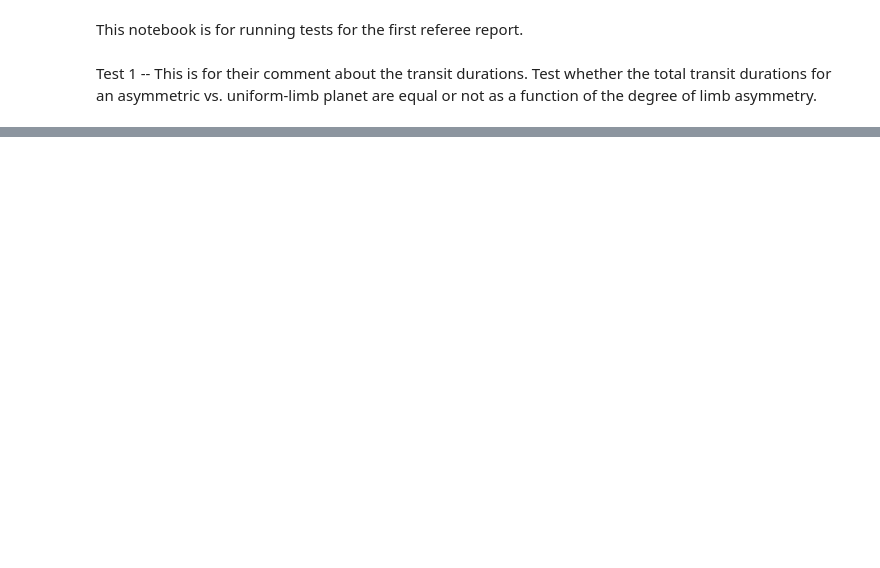
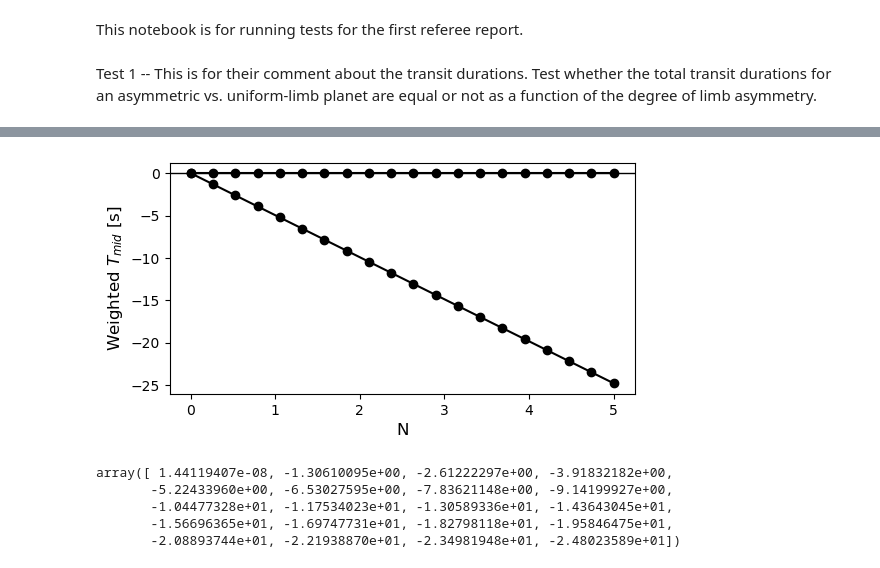
Before and after one commit to mm-murphy/MimickingAsymmetries, a Jupyter notebook: Check Transit Durations.ipynb, the cells around one changed output, grey strips where cells are left out. Drawn from its saved outputs; the diff is of its cells as text; code cells hidden in the pictures; blank space fills up the shorter version.

```diff
--- a/Check Transit Durations.ipynb
+++ b/Check Transit Durations.ipynb
@@ -186,3 +208,21 @@ plt.show()
+# %%
+fig, ax = plt.subplots(figsize=(6,3))
+ax.axhline(0., c='black', lw=1)
+ax.plot(Nvals, (Twm_asym)*24.*60.*60., marker='o', ms=6, c='black')
+ax.plot(Nvals, (Twm_unif)*24.*60.*60., marker='o', ms=6, c='black')
+ax.set_xlabel('N', fontsize=12)
+ax.set_ylabel(r'Weighted $T_{mid}$ [s]', fontsize=12)
+plt.show()
+# %% [output]
+[figure, added]
+# %%
+Twm_asym*24.*60.*60.
+# %% [output]
+array([ 1.44119407e-08, -1.30610095e+00, -2.61222297e+00, -3.91832182e+00,
+       -5.22433960e+00, -6.53027595e+00, -7.83621148e+00, -9.14199927e+00,
+       -1.04477328e+01, -1.17534023e+01, -1.30589336e+01, -1.43643045e+01,
+       -1.56696365e+01, -1.69747731e+01, -1.82798118e+01, -1.95846475e+01,
+       -2.08893744e+01, -2.21938870e+01, -2.34981948e+01, -2.48023589e+01])
 # %%
 (T14vals_asym - T14vals_unif)*24.*60.*60.
 # %% [output]
```
Also changed, not shown: parts of 6 cells of this notebook, 1 other file.
